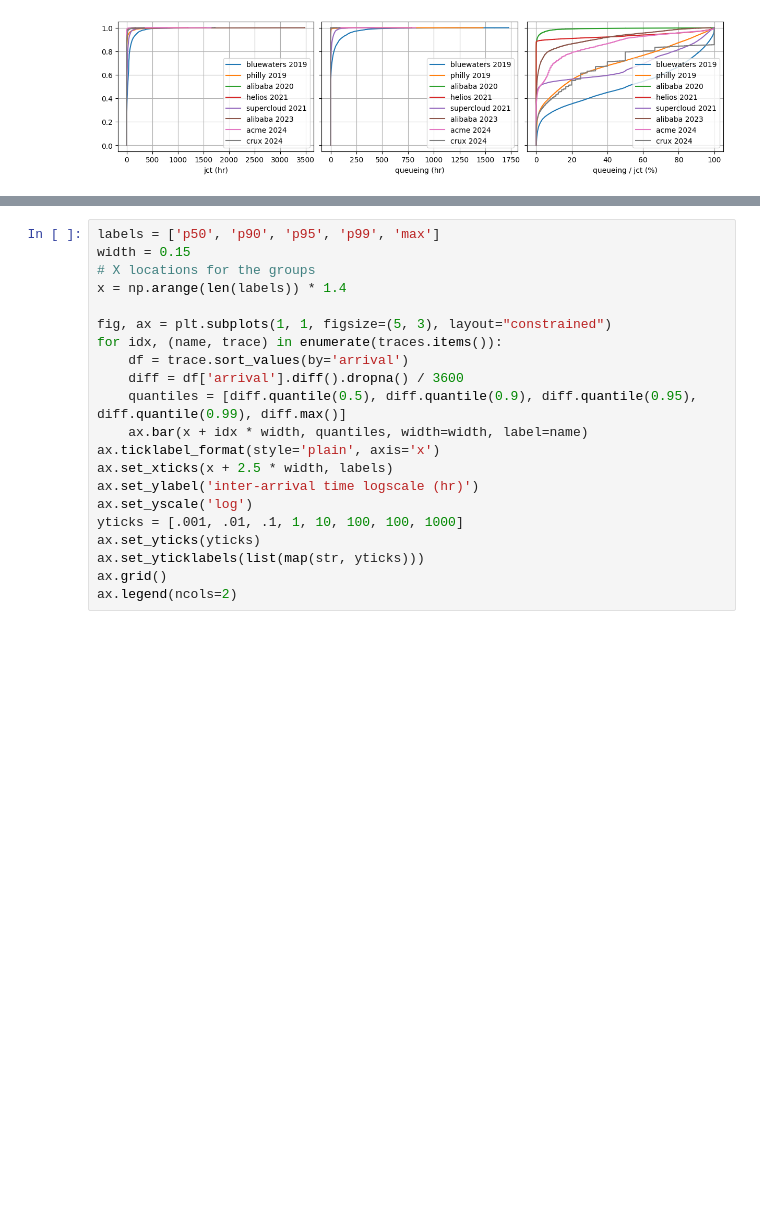
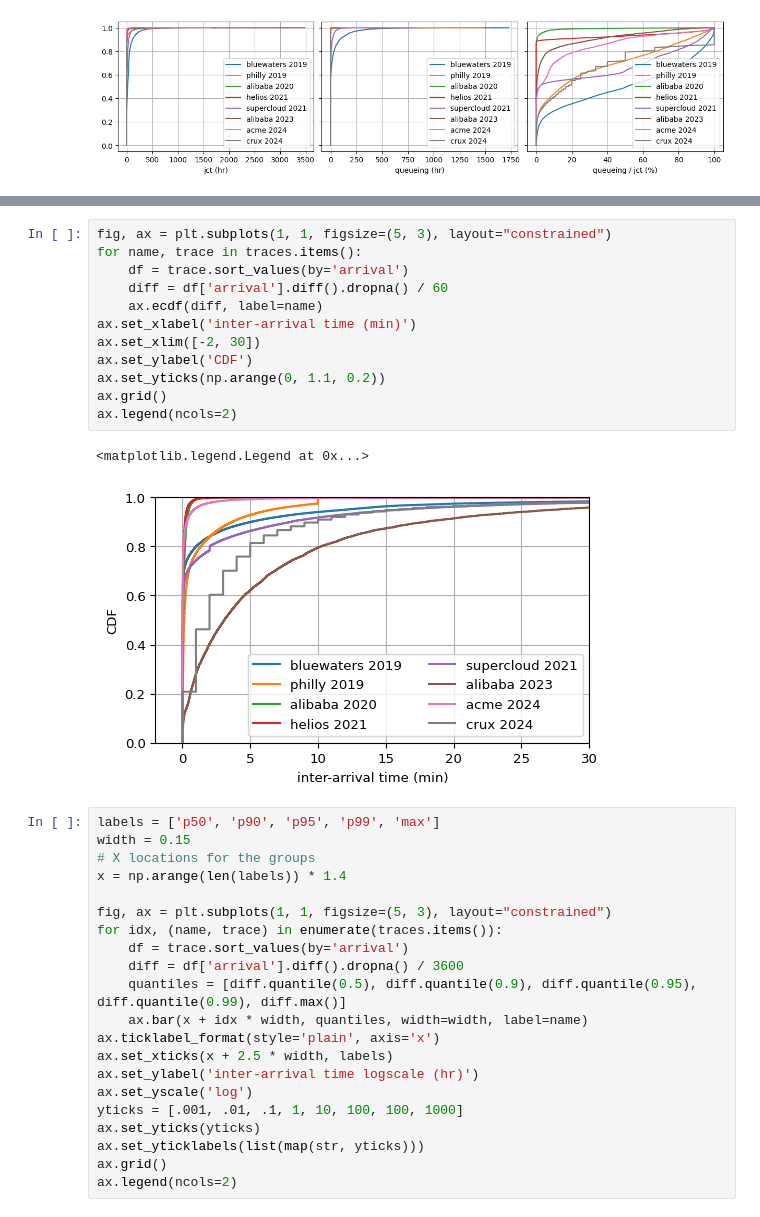
Before and after one commit to shuoshuc/public-ml-traces, a Jupyter notebook: parsing.ipynb, the cells around one changed output, grey strips where cells are left out. Cells and saved outputs as stored; diff of their text form; blank space fills up the shorter version.

```diff
--- a/parsing.ipynb
+++ b/parsing.ipynb
@@ -626,3 +602,18 @@ ax.legend(ncols=2, loc='upper right', bbox_to_anchor=(1, 1.4))
+# %%
+fig, ax = plt.subplots(1, 1, figsize=(5, 3), layout="constrained")
+for name, trace in traces.items():
+    df = trace.sort_values(by='arrival')
+    diff = df['arrival'].diff().dropna() / 60
+    ax.ecdf(diff, label=name)
+ax.set_xlabel('inter-arrival time (min)')
+ax.set_xlim([-2, 30])
+ax.set_ylabel('CDF')
+ax.set_yticks(np.arange(0, 1.1, 0.2))
+ax.grid()
+ax.legend(ncols=2)
+# %% [output]
+<matplotlib.legend.Legend at 0x...>
+[figure, added]
 # %%
 labels = ['p50', 'p90', 'p95', 'p99', 'max']
 width = 0.15
```
Also changed, not shown: parts of 14 cells of this notebook.
